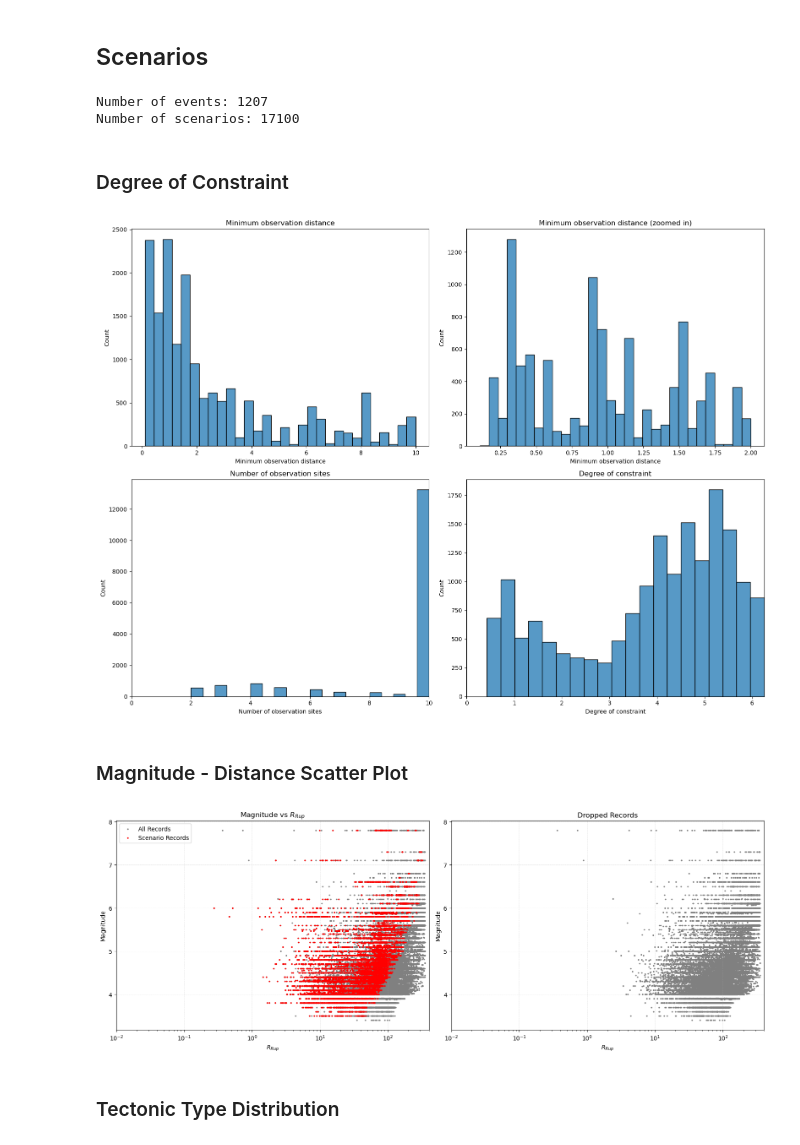
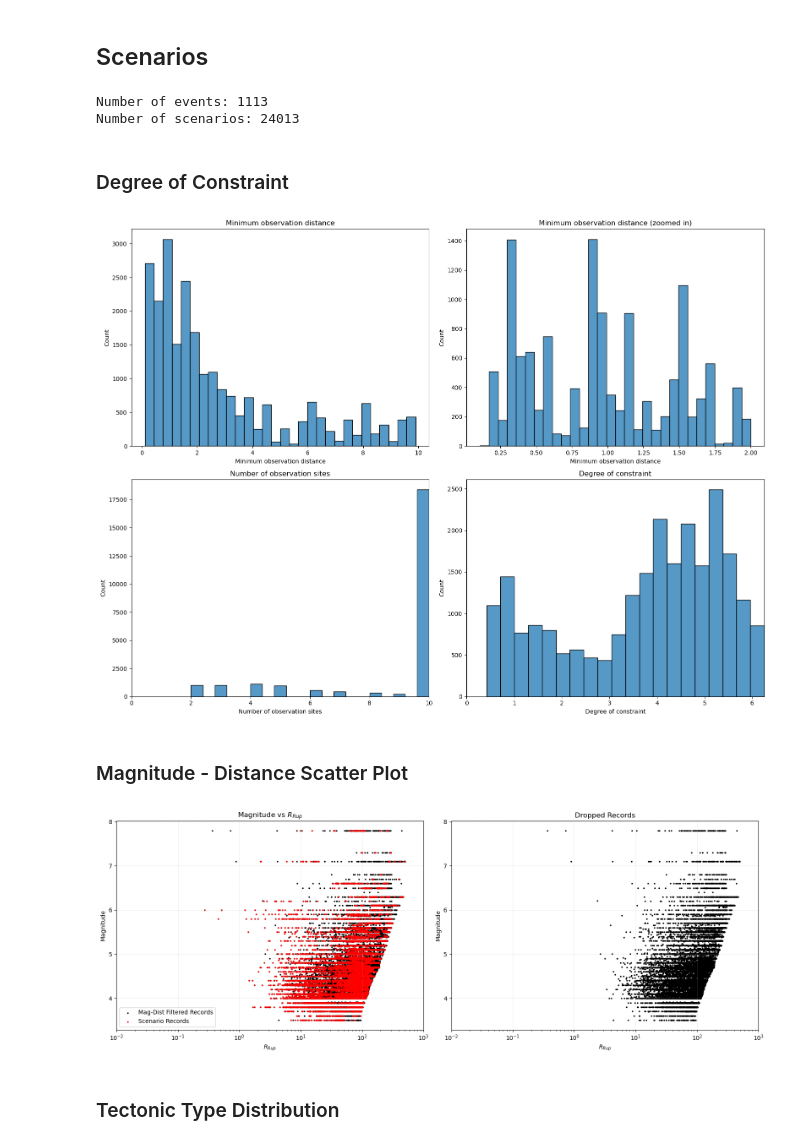
Before and after one commit to claudio525/post_event_gm_gnn, a Jupyter notebook: sim_ranking/explore/scenario_data/scenario_exploration.ipynb, the cells around one changed output. Saved outputs shown, nothing was run; the diff lists cells and outputs as text; code cells hidden in the pictures.

Commit message:
Update record filtering to be in line with Lee et al. (2024), plotting stuff

```diff
--- a/sim_ranking/explore/scenario_data/scenario_exploration.ipynb
+++ b/sim_ranking/explore/scenario_data/scenario_exploration.ipynb
@@ -193,0 +191,7 @@ fig.tight_layout()
+# %%
+# Get the set of valid site-interests per event
+print("Getting valid sites of interest")
+valid_int_sites, valid_event_int_sites, valid_record_ids = sr.ml.data.get_valid_site_ints_Lee2024(
+    obs_data.event_sites, obs_data.record_df.drop(columns=obs_data.ims)
+)
+cur_record_df = obs_data.record_df.loc[valid_record_ids]
@@ -264,8 +346,8 @@ scenario_df = sr.ml.utils.create_scenario_df(event_site_combs, event_sites, obs_
 print(f"Number of events: {scenario_df.event.nunique()}")
 print(f"Number of scenarios: {scenario_df.shape[0]}")
 # %% [output]
-Number of events: 1207
-Number of scenarios: 17100
+Number of events: 1113
+Number of scenarios: 24013
 # %% [markdown]
 ### Degree of Constraint
 # %%
@@ -295,40 +377,37 @@ ax4.set_xlim(0, scenario_df.constraintness.max())
 
 fig.tight_layout()
 # %% [output]
-[figure, old version]
+[figure, new version]
 # %% [markdown]
 ### Magnitude - Distance Scatter Plot
 # %%
 # Magnitude vs $R_{Rup}$ scatter plot
 fig, (ax1, ax2) = mlt.plotting.get_fig_axes(2, 2, 1, ind_figsize=(8, 6))
 
-ax1.scatter(obs_data.record_df["rrup"], obs_data.record_df["mag"], c="grey", s=2.5, label="All Records")
+ax1.scatter(obs_data.record_df.loc[valid_record_ids, "rrup"], obs_data.record_df.loc[valid_record_ids, "mag"], c="black", s=2.5, label="Mag-Dist Filtered Records")
 ax1.scatter(scenario_df["rrup"], scenario_df["mag"], c="red", s=2.5, label="Scenario Records")
 
 ax1.set_title("Magnitude vs $R_{Rup}$")
 ax1.set_xlabel("$R_{Rup}$")
 ax1.set_ylabel("Magnitude")
 ax1.grid(linewidth=0.5, alpha=0.5, linestyle="--")
 ax1.set_xscale("log")
-ax1.set_xlim(0.01, 400)
+ax1.set_xlim(0.01, 1000)
 ax1.legend()
 
 # Dropped Records
-dropped_records = obs_data.record_df[~obs_data.record_df.index.isin(scenario_df.index)].index.values.astype(str)
-ax2.scatter(obs_data.record_df.loc[dropped_records, "rrup"], obs_data.record_df.loc[dropped_records, "mag"], c="grey", s=2.5)
+scenario_dropped_records = valid_record_ids[np.isin(valid_record_ids, scenario_df.index.values.astype(str), invert=True)]
+ax2.scatter(obs_data.record_df.loc[scenario_dropped_records, "rrup"], obs_data.record_df.loc[scenario_dropped_records, "mag"], c="black", s=2.5, label="ScenarioDropped Records")
 ax2.set_title("Dropped Records")
 ax2.set_xlabel("$R_{Rup}$")
 ax2.set_ylabel("Magnitude")
 ax2.grid(linewidth=0.5, alpha=0.5, linestyle="--")
 ax2.set_xscale("log")
-ax2.set_xlim(0.01, 400)
-
+ax2.set_xlim(0.01, 1000)
 
 fig.tight_layout()
-
-fig.tight_layout()
 # %% [output]
-[figure, old version]
+[figure, new version]
 # %% [markdown]
 ### Tectonic Type Distribution
 # %%
```
Also changed, not shown: parts of 26 cells of this notebook, 31 other files.
